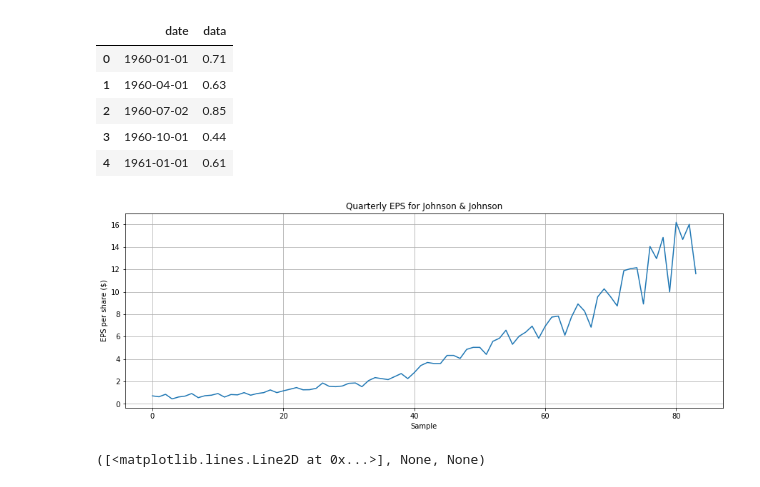
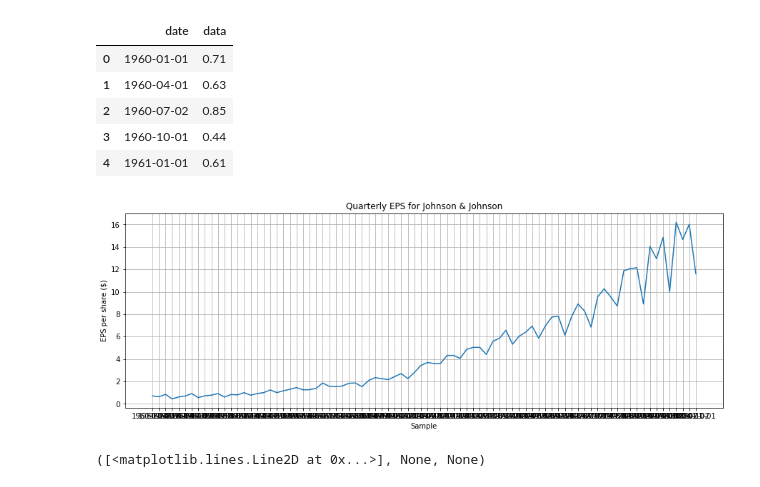
Before and after one commit to vparro/sinais, a Jupyter notebook: 11 - Modelos ARIMA/JJ_ex.ipynb, the cells around one changed output. Saved outputs shown, nothing was run; the diff lists cells and outputs as text; code cells hidden in the pictures.

```diff
--- a/11 - Modelos ARIMA/JJ_ex.ipynb
+++ b/11 - Modelos ARIMA/JJ_ex.ipynb
@@ -31,11 +31,11 @@ data.head()
 # %%
 plt.figure(figsize=(15,5))
 plt.xlabel('Sample')
 plt.title('Quarterly EPS for Johnson & Johnson')
 plt.ylabel('EPS per share ($)')
-plt.plot(data['data']), plt.grid(), plt.show()
+plt.plot(data['date'],data['data']), plt.grid(), plt.show()
 # %% [output]
-[figure, old version]
+[figure, new version]
 ([<matplotlib.lines.Line2D at 0x...>], None, None)
 # %%
 def get_stationarity(timeseries,window=4*2):
```
Also changed, not shown: parts of 10 cells of this notebook, 4 other files.
